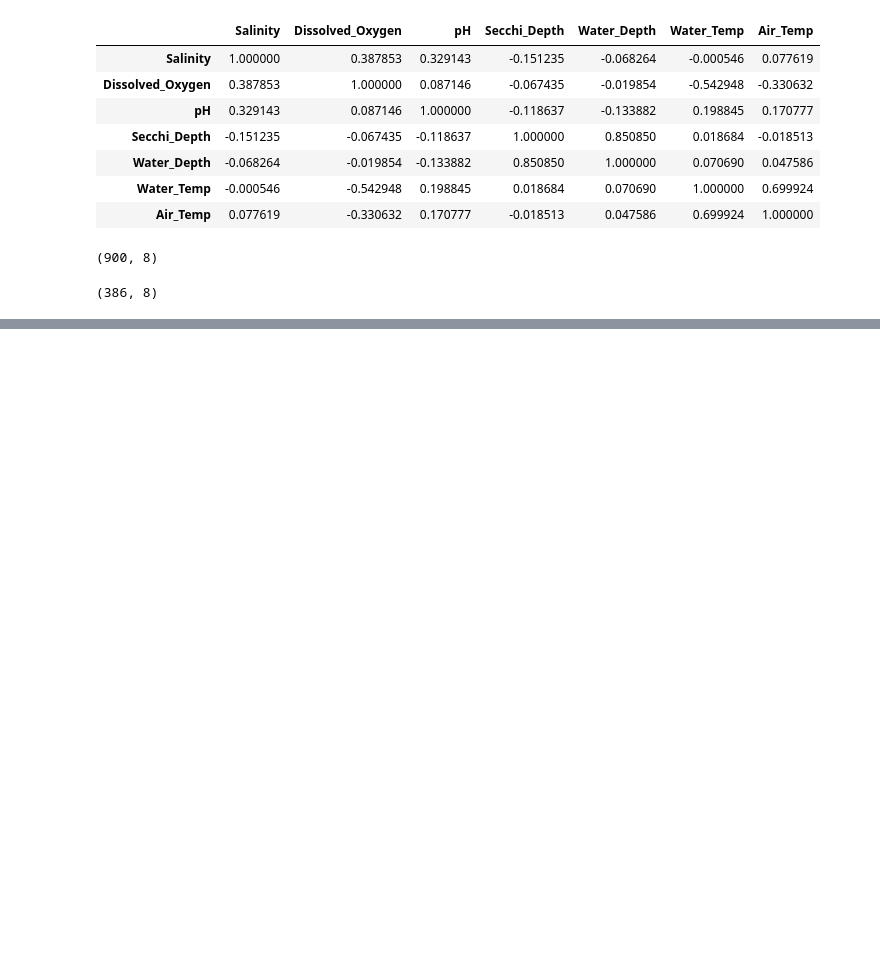
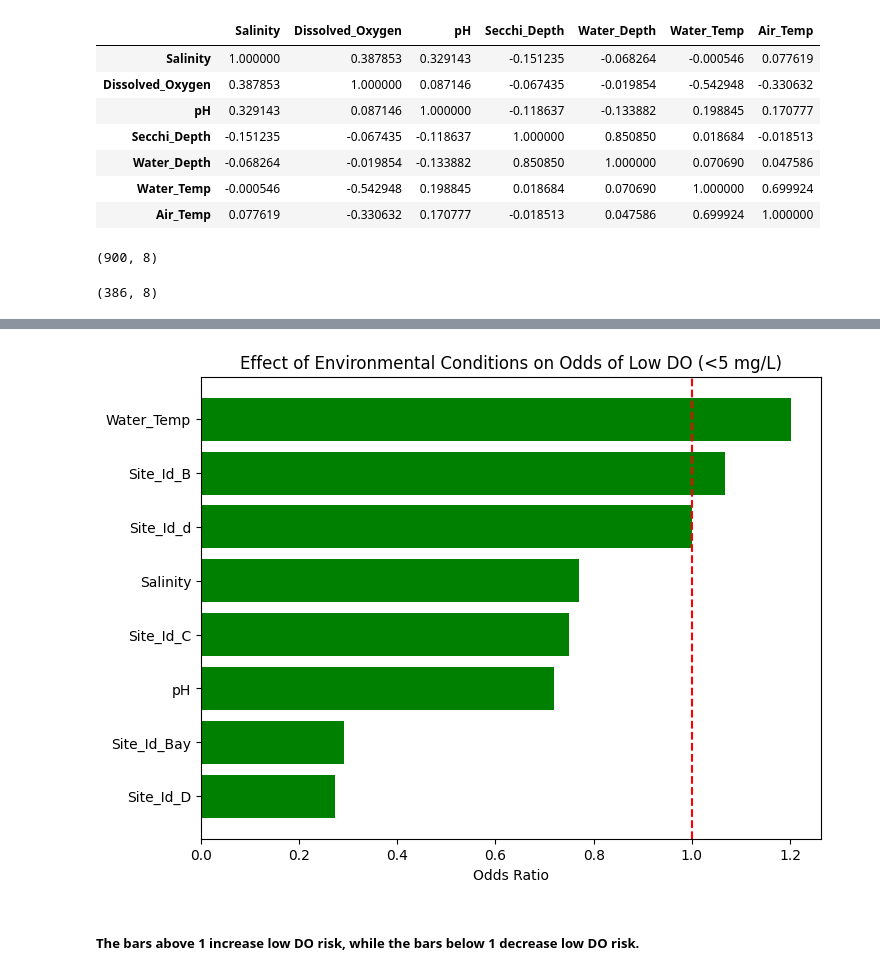
Before and after one commit to Bashguy/BigDataFinalProject, a Jupyter notebook: project.ipynb, the cells around one changed output, grey strips where cells are left out. Cells and saved outputs as stored; diff of their text form; code cells hidden in the pictures; blank space fills up the shorter version.

```diff
--- a/project.ipynb
+++ b/project.ipynb
@@ -257,0 +436,20 @@ Temp x Depth MAE Test: 1.2711110013726246
+# %%
+coef = log_reg.coef_[0]
+features = X_train_log_reg.columns
+odds_ratios = np.exp(coef)
+
+or_df = pd.DataFrame({"Feature": features, "OR": odds_ratios})
+or_df = or_df.sort_values("OR", ascending=False)
+
+plt.figure(figsize=(8,6))
+plt.barh(or_df["Feature"], or_df["OR"], color="green")
+plt.axvline(1, color="red", linestyle="--") # threshold of 1
+
+plt.xlabel("Odds Ratio")
+plt.title("Effect of Environmental Conditions on Odds of Low DO (<5 mg/L)")
+plt.gca().invert_yaxis()
+plt.show()
+# %% [output]
+[figure, added]
+# %% [markdown]
+##### The bars above 1 increase low DO risk, while the bars below 1 decrease low DO risk.
```
Also changed, not shown: parts of 18 cells of this notebook.
